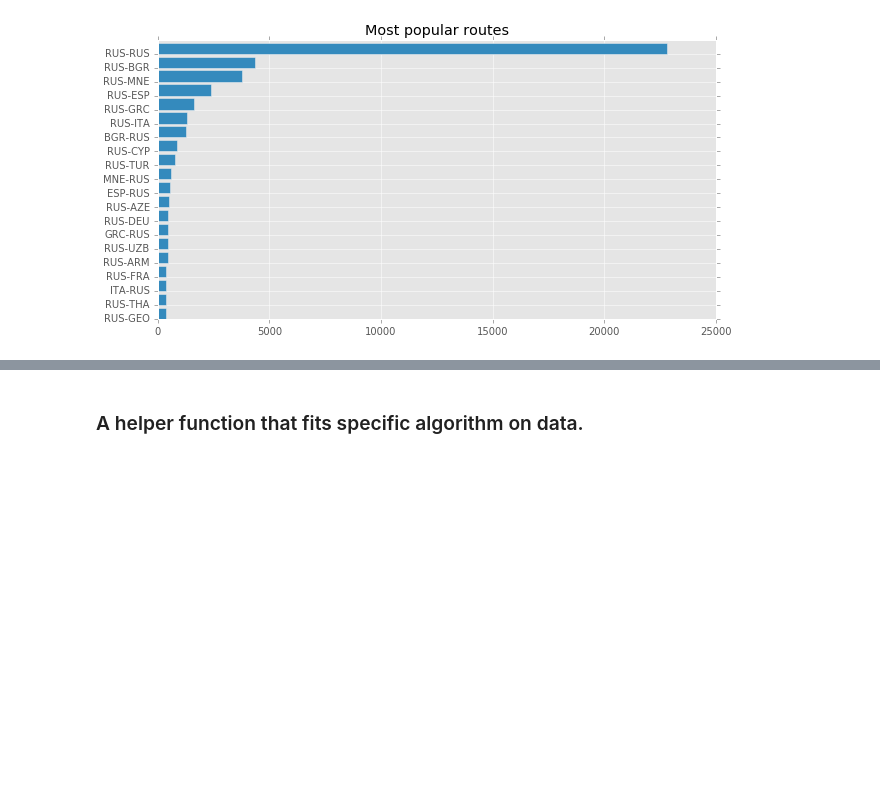
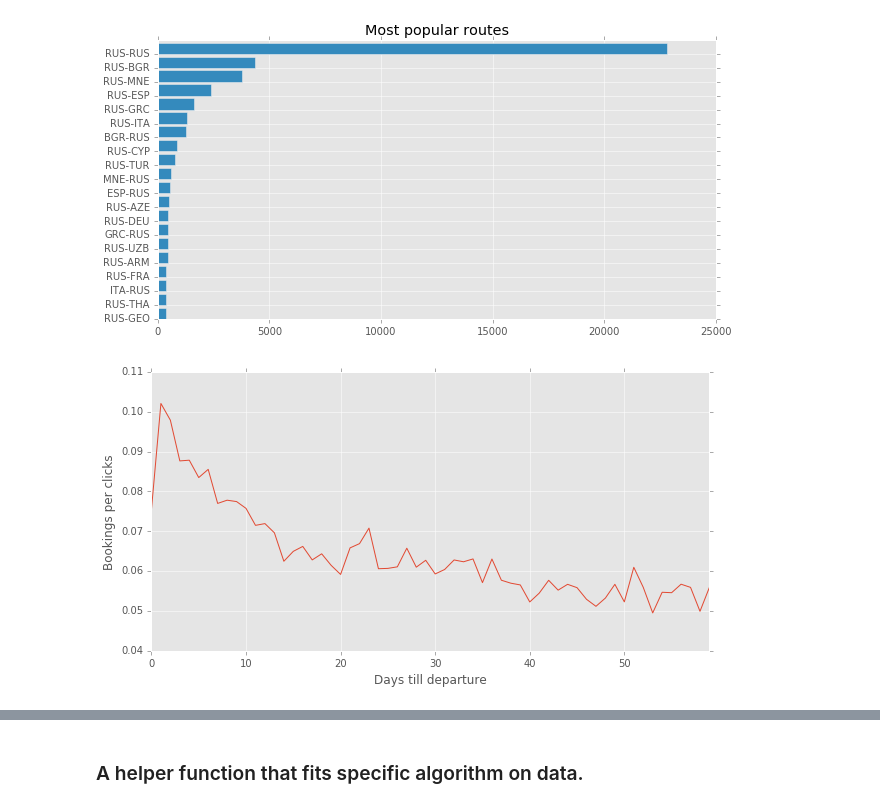
Before and after one commit to tema-popov/clicks, a Jupyter notebook: clicks.ipynb, the cells around one changed output, grey strips where cells are left out. Drawn from its saved outputs; the diff is of its cells as text; code cells hidden in the pictures; blank space fills up the shorter version.

Commit message:
bookings to a_days

```diff
--- a/clicks.ipynb
+++ b/clicks.ipynb
@@ -66,3 +66,14 @@ plt.barh(np.arange(len(most_popular)), most_popular.books)
 plt.yticks(np.arange(len(most_popular)), most_popular.from_to);
 # %% [output]
 [figure]
+# %%
+a_days = clicks[clicks.a_days >= 0].groupby('a_days')\
+            .apply(lambda x: len(x[x.book == 1]) / len(x))
+plt.figure(figsize=(10, 5))
+ax = plt.gca()
+
+a_days[:60].plot()
+ax.set_ylabel('Bookings per clicks')
+ax.set_xlabel('Days till departure');
+# %% [output]
+[figure, added]
```
Also changed, not shown: parts of 2 cells of this notebook.
